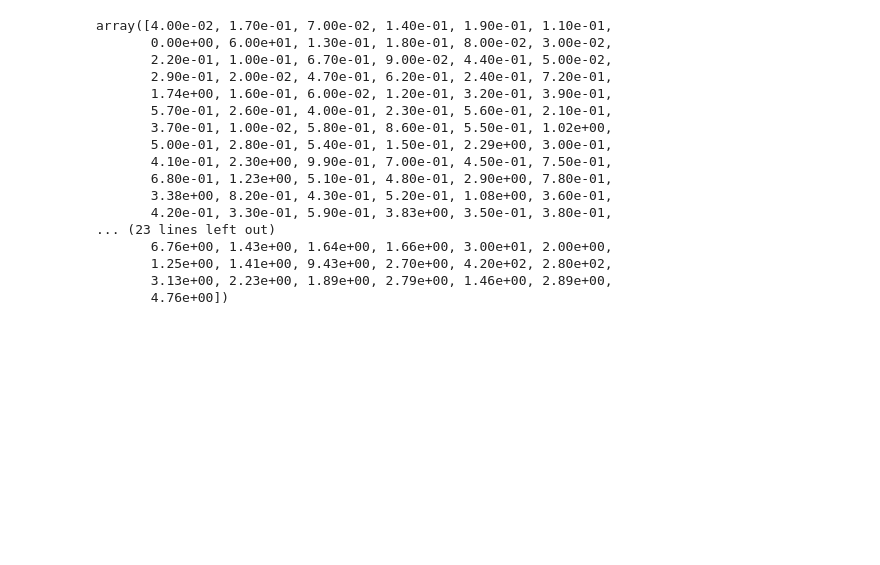
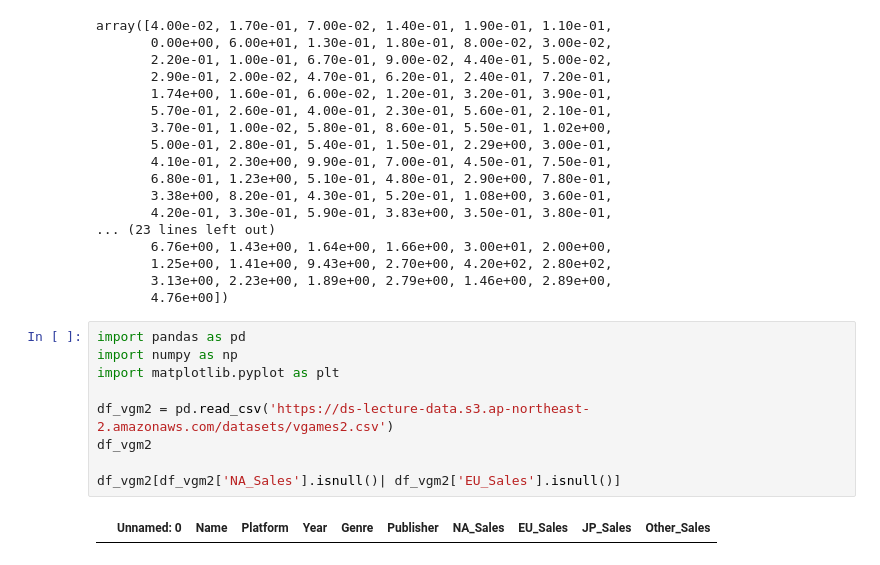
Before and after one commit to Choyoons/Choyoons, a Jupyter notebook: project.ipynb, the cells around one changed output. Cells and saved outputs as stored; diff of their text form; blank space fills up the shorter version.

```diff
--- a/project.ipynb
+++ b/project.ipynb
@@ -409,3 +409,14 @@ array([4.00e-02, 1.70e-01, 7.00e-02, 1.40e-01, 1.90e-01, 1.10e-01,
        1.25e+00, 1.41e+00, 9.43e+00, 2.70e+00, 4.20e+02, 2.80e+02,
        3.13e+00, 2.23e+00, 1.89e+00, 2.79e+00, 1.46e+00, 2.89e+00,
        4.76e+00])
+# %%
+import pandas as pd
+import numpy as np
+import matplotlib.pyplot as plt
+
+df_vgm2 = pd.read_csv('https://ds-lecture-data.s3.ap-northeast-2.amazonaws.com/datasets/vgames2.csv')
+df_vgm2
+
+df_vgm2[df_vgm2['NA_Sales'].isnull()| df_vgm2['EU_Sales'].isnull()]
+# %% [output]
+|  | Unnamed: 0 | Name | Platform | Year | Genre | Publisher | NA_Sales | EU_Sales | JP_Sales | Other_Sales |
```
Also changed, not shown: parts of 3 cells of this notebook.
